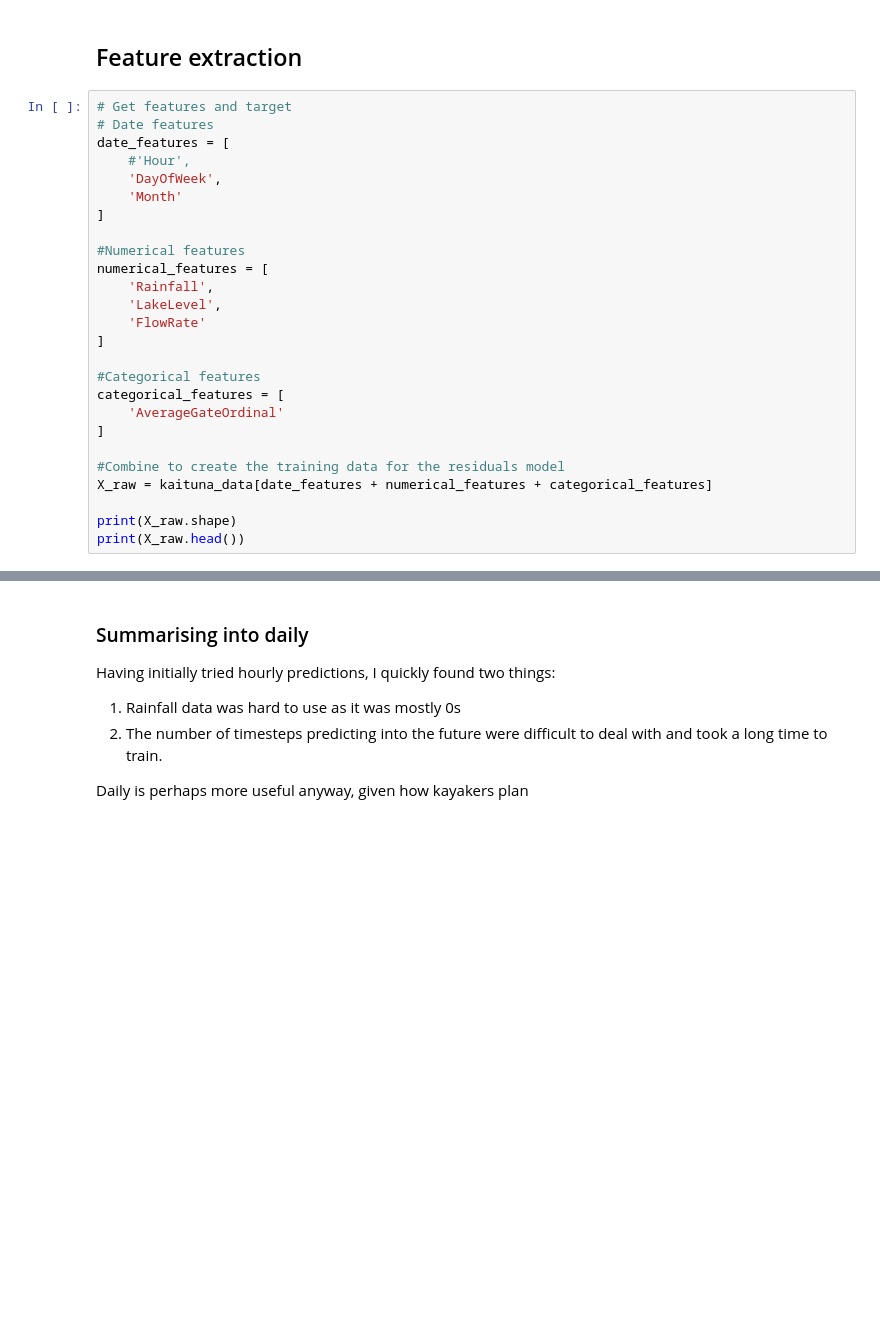
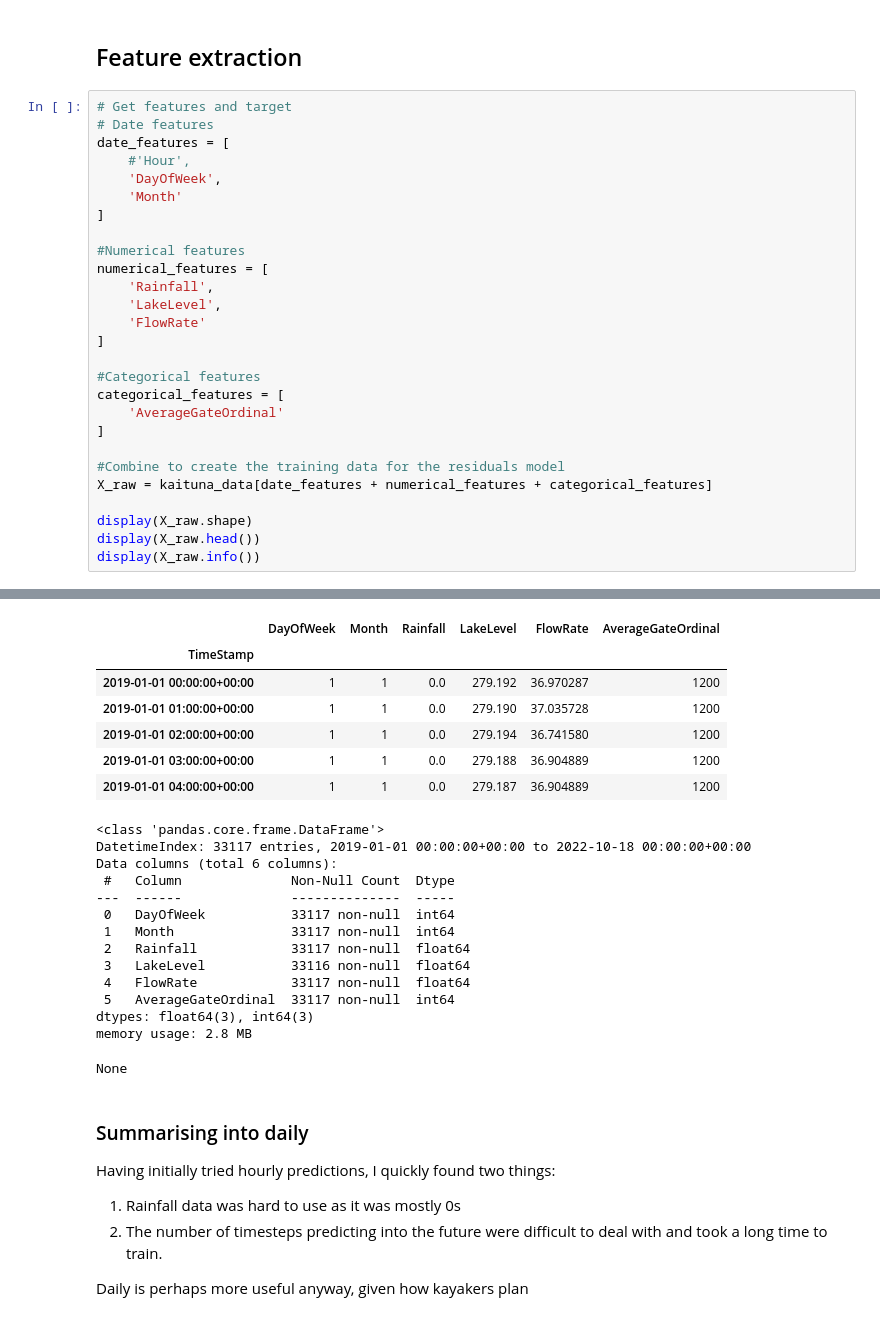
Before and after one commit to chrisgjarrett/kaituna-model, a Jupyter notebook: kaituna-flow-predictions-gate-level-classification.ipynb, the cells around one changed output, grey strips where cells are left out. Drawn from its saved outputs; the diff is of its cells as text; blank space fills up the shorter version.

```diff
--- a/kaituna-flow-predictions-gate-level-classification.ipynb
+++ b/kaituna-flow-predictions-gate-level-classification.ipynb
@@ -414,7 +429,8 @@ categorical_features = [
 #Combine to create the training data for the residuals model
 X_raw = kaituna_data[date_features + numerical_features + categorical_features]
 
-print(X_raw.shape)
-print(X_raw.head())
+display(X_raw.shape)
+display(X_raw.head())
+display(X_raw.info())
 # %% [output]
 (33117, 6)
@@ -436,3 +437,24 @@ TimeStamp
+|  | DayOfWeek | Month | Rainfall | LakeLevel | FlowRate | AverageGateOrdinal |
+| TimeStamp |  |  |  |  |  |  |
+| 2019-01-01 00:00:00+00:00 | 1 | 1 | 0.0 | 279.192 | 36.970287 | 1200 |
+| 2019-01-01 01:00:00+00:00 | 1 | 1 | 0.0 | 279.190 | 37.035728 | 1200 |
+| 2019-01-01 02:00:00+00:00 | 1 | 1 | 0.0 | 279.194 | 36.741580 | 1200 |
+| 2019-01-01 03:00:00+00:00 | 1 | 1 | 0.0 | 279.188 | 36.904889 | 1200 |
+| 2019-01-01 04:00:00+00:00 | 1 | 1 | 0.0 | 279.187 | 36.904889 | 1200 |
+<class 'pandas.core.frame.DataFrame'>
+DatetimeIndex: 33117 entries, 2019-01-01 00:00:00+00:00 to 2022-10-18 00:00:00+00:00
+Data columns (total 6 columns):
+ #   Column              Non-Null Count  Dtype
+---  ------              --------------  -----
+ 0   DayOfWeek           33117 non-null  int64
+ 1   Month               33117 non-null  int64
+ 2   Rainfall            33117 non-null  float64
+ 3   LakeLevel           33116 non-null  float64
+ 4   FlowRate            33117 non-null  float64
+ 5   AverageGateOrdinal  33117 non-null  int64
+dtypes: float64(3), int64(3)
+memory usage: 2.8 MB
+None
 # %% [markdown]
 ### Summarising into daily
 
```
Also changed, not shown: parts of 14 cells of this notebook.
